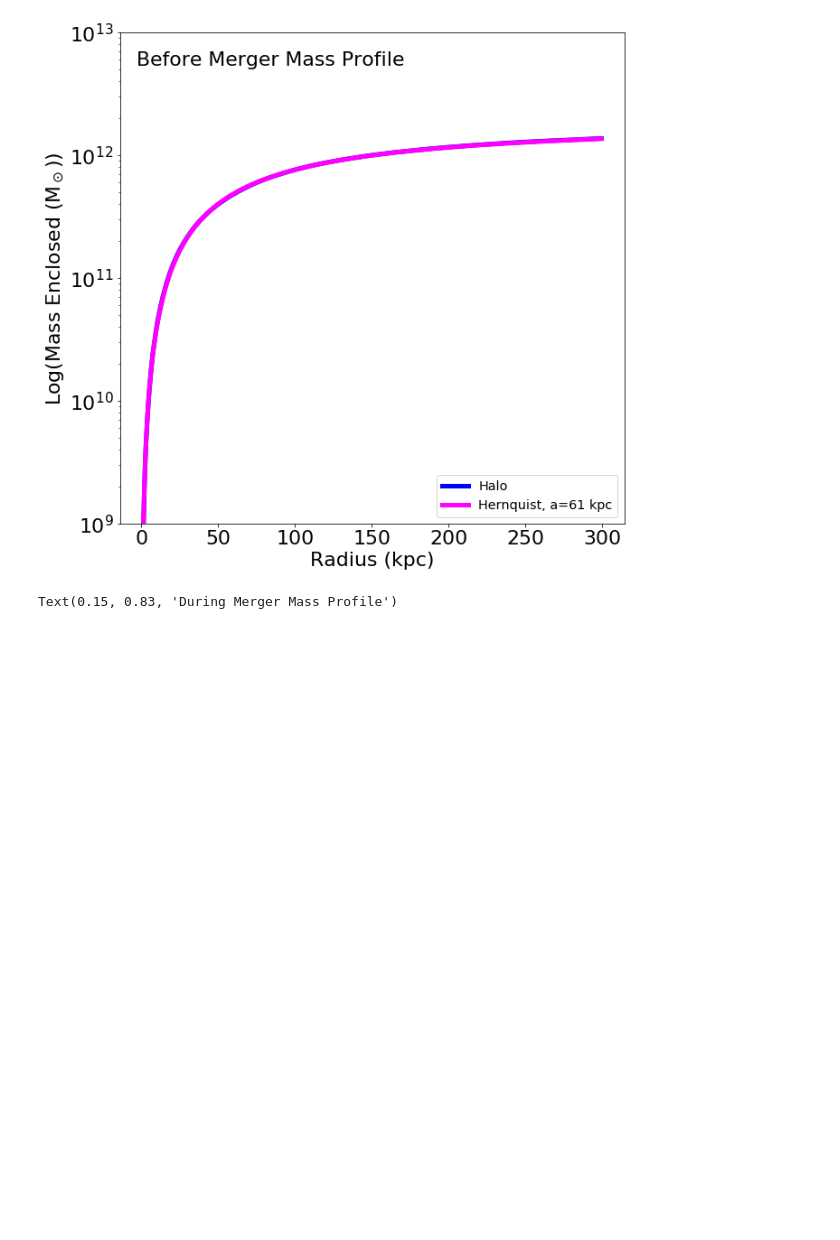
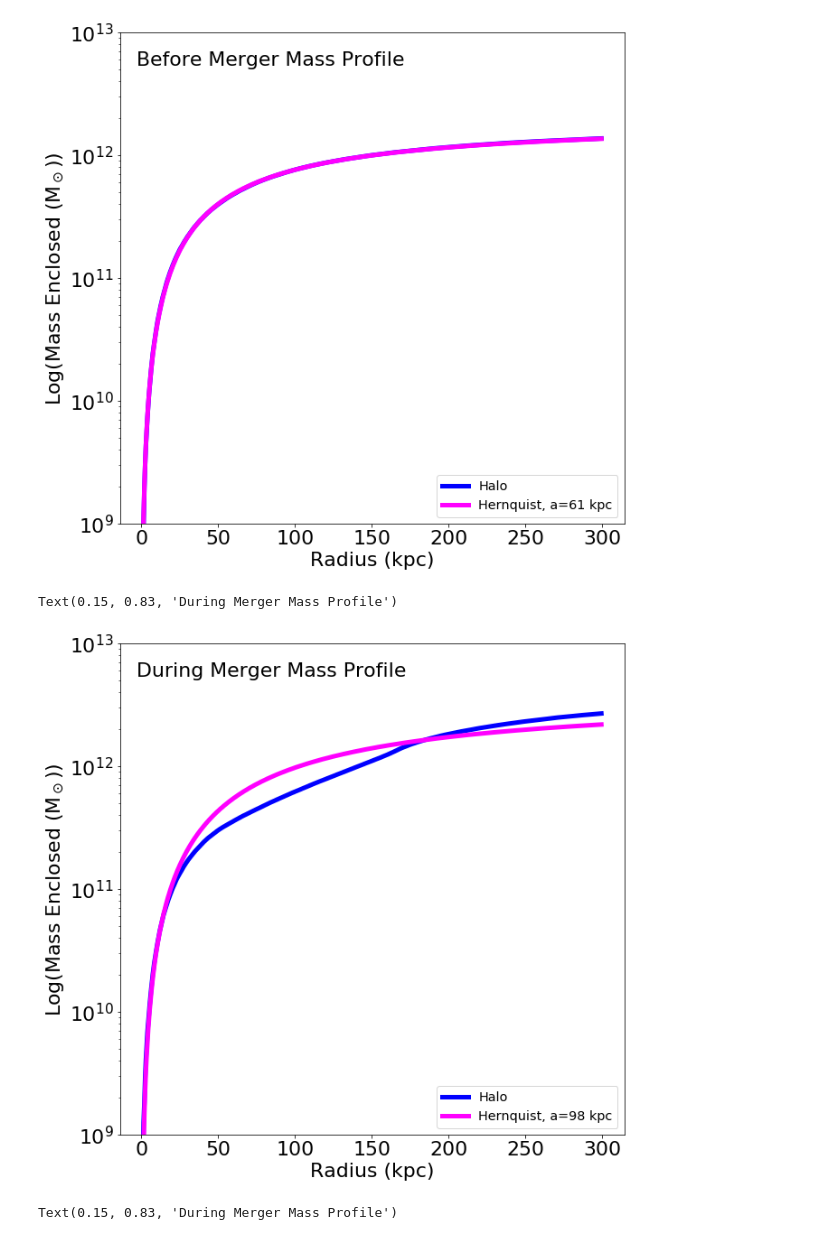
Before and after one commit to yuanjea/400B_hew, a Jupyter notebook: ResearchAssignment/ResearchAssignment5/ASTR400B_ResearchAssignment5.ipynb, the cells around one changed output. Saved outputs shown, nothing was run; the diff lists cells and outputs as text; code cells hidden in the pictures; blank space fills up the shorter version.

```diff
--- a/ResearchAssignment/ResearchAssignment5/ASTR400B_ResearchAssignment5.ipynb
+++ b/ResearchAssignment/ResearchAssignment5/ASTR400B_ResearchAssignment5.ipynb
@@ -206,6 +212,61 @@ plt.figtext(0.15, 0.83, 'Before Merger Mass Profile', fontsize=22)
 # %% [output]
 Text(0.15, 0.83, 'Before Merger Mass Profile')
 [figure]
+# %%
+# Testing Code and Hernquist Halo Match
+# Merger at 30 kpc
+######################################
+
+# scale radius to test
+a_1 = 100
+
+# total Halo Mass from Merger (MW Halo Mass + M31 Halo Mass = Merger Halo Mass)
+MtotMW = 1.975e12
+MtotM31 = 1.921e12
+MtotMerger = MtotMW + MtotM31
+# Plot the Mass Profile for the MW.
+####################################
+
+fig = plt.figure(figsize=(10,10))
+ax = plt.subplot(111)
+
+# Plot mass enclosed for Halo
+plt.semilogy(R,MP_1a.MassEnclosed(1,R), color='blue', linewidth=5, label='Halo')
+
+# TOTAL Mass
+#plt.semilogy(R,MW.MassEnclosedTotal(R), color='black', linestyle="--",linewidth=5, label='Total')
+
+# Hernquist Mass Profile
+plt.semilogy(R,MP_1a.HernquistMass(R,a_1,MtotMerger), color='magenta',linewidth=5, label='Hernquist, a=98 kpc')
+
+# Add axis labels
+plt.xlabel('Radius (kpc)', fontsize=22)
+plt.ylabel(r'Log(Mass Enclosed (M$_\odot$))', fontsize=22)
+
+#set axis limits
+plt.ylim(1e9,1e13)
+
+#adjust tick label font size
+label_size = 22
+matplotlib.rcParams['xtick.labelsize'] = label_size
+matplotlib.rcParams['ytick.labelsize'] = label_size
+# do it this way!!:
+#plt.rcParams.update[{'font.size':20}]
+
+
+# add a legend with some customizations.
+legend = ax.legend(loc='lower right',fontsize='x-large')
+
+#add figure text
+plt.figtext(0.15, 0.83, 'During Merger Mass Profile', fontsize=22)
+
+
+# Save to a file
+#ax.set_rasterized(True)
+#plt.savefig('MassProfile_MW.pdf')
+# %% [output]
+Text(0.15, 0.83, 'During Merger Mass Profile')
+[figure, added]
 # %%
 # Testing Code and Hernquist Halo Match
 # Merger at 30 kpc
```
Also changed, not shown: parts of 6 cells of this notebook, 3 other files.
